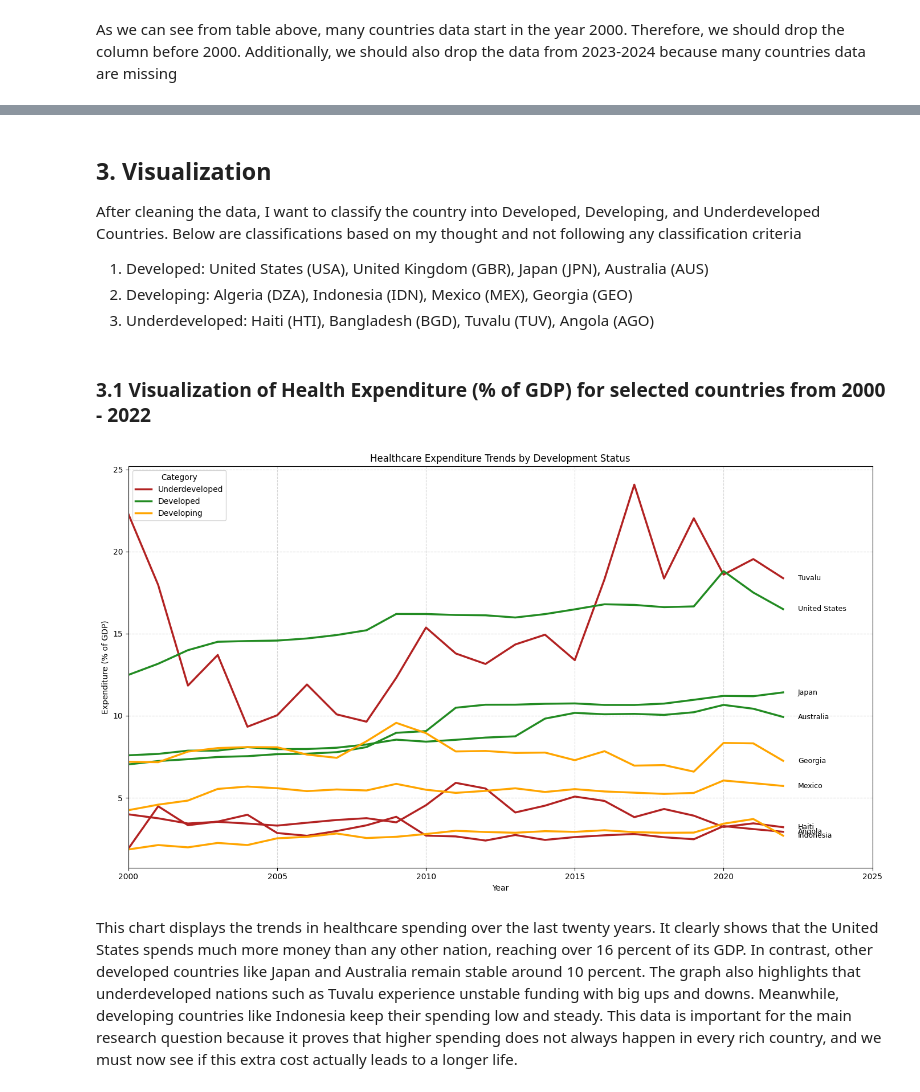
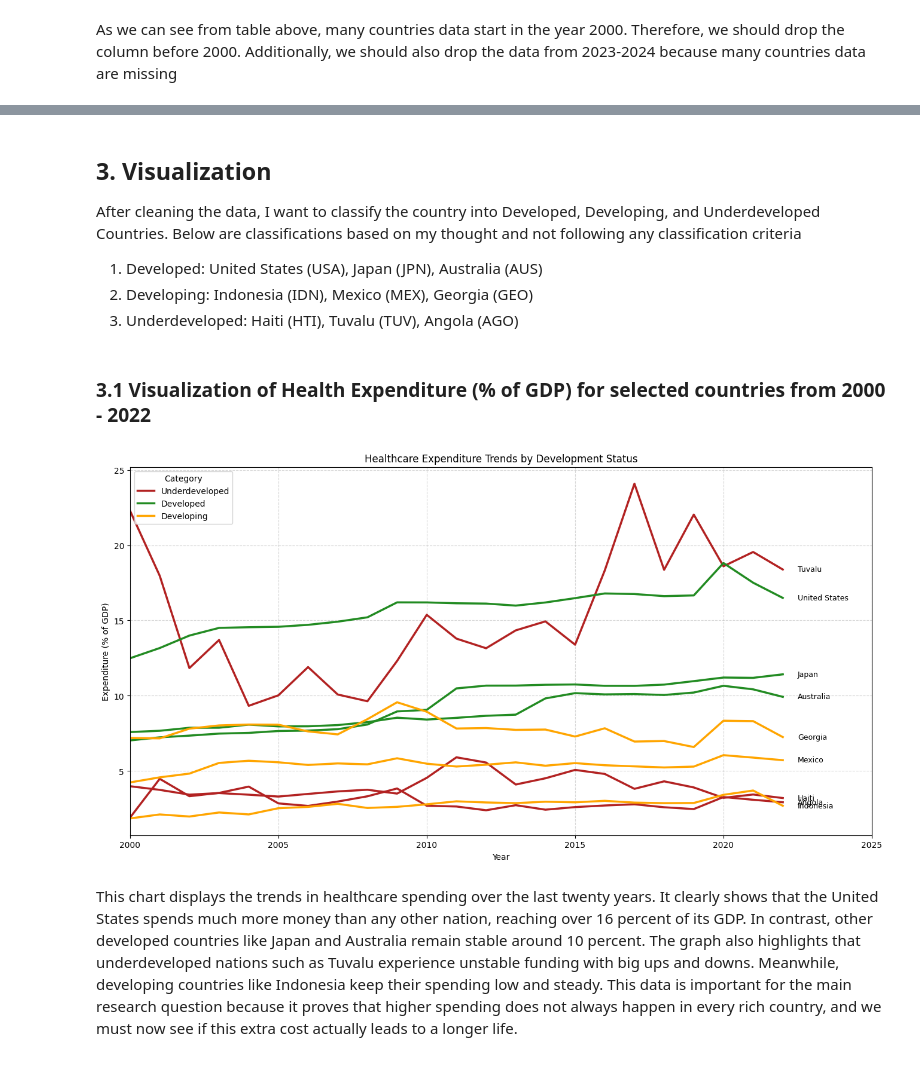
Before and after one commit to lugisz/lugisz.github.io, a Jupyter notebook: Project02.ipynb, the cells around one changed output, grey strips where cells are left out. Drawn from its saved outputs; the diff is of its cells as text; code cells hidden in the pictures.

```diff
--- a/Project02.ipynb
+++ b/Project02.ipynb
@@ -225,12 +191,13 @@ life
 # %% [markdown]
 ## 3. Visualization
 After cleaning the data, I want to classify the country into Developed, Developing, and Underdeveloped Countries. Below are classifications based on my thought and not following any classification criteria
-1. Developed: United States (USA), United Kingdom (GBR), Japan (JPN), Australia (AUS)
-2. Developing: Algeria (DZA), Indonesia (IDN), Mexico (MEX), Georgia (GEO)
-3. Underdeveloped: Haiti (HTI), Bangladesh (BGD), Tuvalu (TUV), Angola (AGO)
+1. Developed: United States (USA), Japan (JPN), Australia (AUS)
+2. Developing: Indonesia (IDN), Mexico (MEX), Georgia (GEO)
+3. Underdeveloped: Haiti (HTI), Tuvalu (TUV), Angola (AGO)
 # %% [markdown]
 ### 3.1 Visualization of Health Expenditure (% of GDP) for selected countries from 2000 - 2022
 # %%
+# create dictionary of countries to be analyzed
 country_groups = {
     "USA": "Developed",
     "JPN": "Developed",
@@ -245,75 +212,63 @@ country_groups = {
 
 # Select only the countries in the dictionary above
 health_subset = health[health["Country Code"].isin(country_groups.keys())].copy()
-
-# Create a new column 'Category' by mapping the Country Code to the dictionary
 health_subset["Category"] = health_subset["Country Code"].map(country_groups)
 
-# Turn the year columns into rows
 health_long = health_subset.melt(
     id_vars=["Country Name", "Country Code", "Category"],
     var_name="Year",
     value_name="Expenditure",
 )
-
-# Ensure Year is numeric
 health_long["Year"] = pd.to_numeric(health_long["Year"], errors="coerce")
 
 # Visualize the chart
-plt.figure(figsize=(14, 8))  # Made width a bit larger to fit text
+plt.figure(figsize=(16, 8))
 
-# Plot the lines
+# Plot Lines
 sns.lineplot(
     data=health_long,
     x="Year",
     y="Expenditure",
-    hue="Category",  # Colors lines by Developed/Developing/Underdeveloped
-    units="Country Name",  # Tells Python these are separate entities
-    estimator=None,  # Tells Python NOT to average them, draw each line individually
+    hue="Category",
+    units="Country Name",
+    estimator=None,
     linewidth=2.5,
     palette={
         "Developed": "forestgreen",
         "Developing": "orange",
         "Underdeveloped": "firebrick",
     },
 )
 
 
-# Loop through every unique country to find where its line ends
 for country in health_long["Country Name"].unique():
-    # Get data for this specific country
-    country_data = health_long[health_long["Country Name"] == country]
+    # Get data for this country
+    c_data = health_long[health_long["Country Name"] == country]
 
-    # Find the row with the maximum Year (the end of the line)
-    last_point = country_data.sort_values("Year").iloc[-1]
+    # Find the row where Year is the Maximum
+    end_point = c_data[c_data["Year"] == c_data["Year"].max()]
 
-    # Place the text at that x,y coordinate
+    # Plot text (Use .values[0] to get the raw number from the row)
     plt.text(
-        x=last_point["Year"] + 0.5,  # Move text slightly to the right of the dot
-        y=last_point["Expenditure"],  # Same height as the dot
-        s=country,  # The text to write
-        color="black",  # Text color
+        x=end_point["Year"].values[0] + 0.5,
+        y=end_point["Expenditure"].values[0],
+        s=country,
         fontsize=9,
-        fontweight="regular",
-        verticalalignment="center",  # Centers text vertically on the line
+        color="black",
+        verticalalignment="center",
     )
 
-
+# Formatting
 plt.title("Healthcare Expenditure Trends by Development Status")
 plt.ylabel("Expenditure (% of GDP)")
 plt.xlabel("Year")
 plt.grid(True, linestyle="--", alpha=0.5)
-
-# Expand the X-axis limits slightly so the names don't get cut off
 plt.xlim(health_long["Year"].min(), health_long["Year"].max() + 3)
-
-
 plt.legend(title="Category", loc="upper left")
 
-plt.tight_layout()
 plt.show()
 # %% [output]
-[figure, old version]
+[figure, new version]
 # %% [markdown]
 <p>This chart displays the trends in healthcare spending over the last twenty years. It clearly shows that the United States spends much more money than any other nation, reaching over 16 percent of its GDP. In contrast, other developed countries like Japan and Australia remain stable around 10 percent. The graph also highlights that underdeveloped nations such as Tuvalu experience unstable funding with big ups and downs. Meanwhile, developing countries like Indonesia keep their spending low and steady. This data is important for the main research question because it proves that higher spending does not always happen in every rich country, and we must now see if this extra cost actually leads to a longer life.</p>
 # %% [markdown]
```
Also changed, not shown: parts of 11 cells of this notebook.
